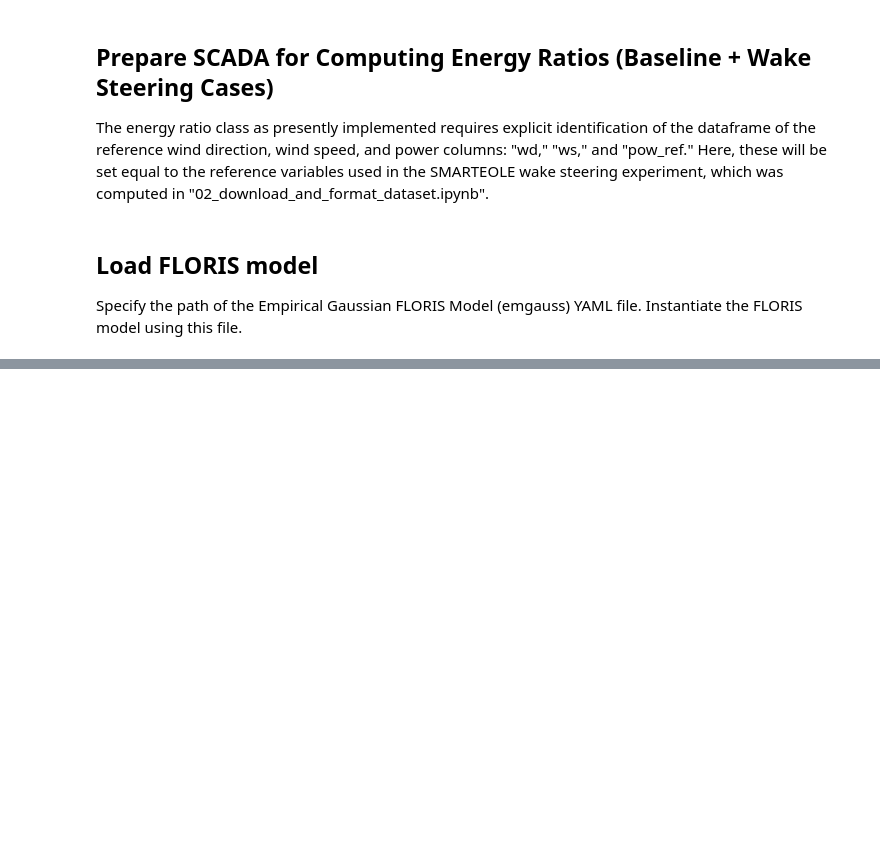
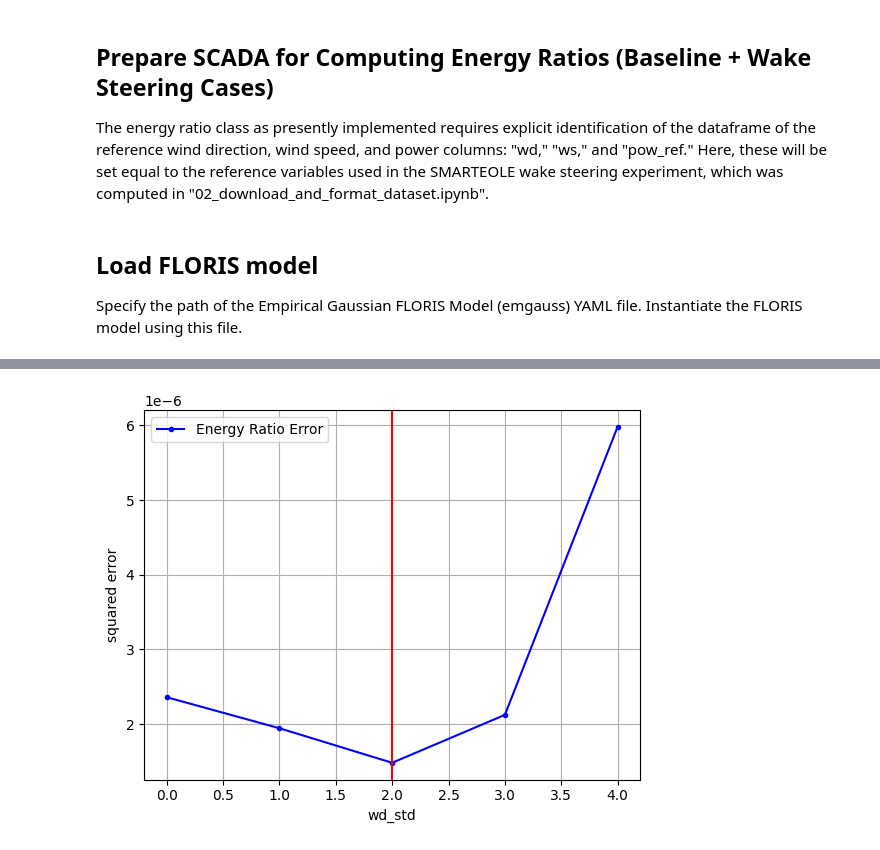
Before and after one commit to NREL/flasc, a Jupyter notebook: examples_smarteole/07_emgauss_scada_tuning_optimization_method.ipynb, the cells around one changed output, grey strips where cells are left out. Drawn from its saved outputs; the diff is of its cells as text; code cells hidden in the pictures; blank space fills up the shorter version.

```diff
--- a/examples_smarteole/07_emgauss_scada_tuning_optimization_method.ipynb
+++ b/examples_smarteole/07_emgauss_scada_tuning_optimization_method.ipynb
@@ -321,0 +190,20 @@ Finished writing FLORIS YAML file.
+# %%
+# Use the same wd region
+min_wd = 200
+max_wd = 225
+
+df_scada = df_scada_baseline.copy()
+df_scada = df_scada[df_scada.wd > min_wd]
+df_scada = df_scada[df_scada.wd <= max_wd]
+
+min_ws = np.floor(np.min([df_scada_baseline.ws.min(), df_scada_baseline.ws.min()]))
+max_ws = np.ceil(np.max([df_scada_baseline.ws.max(), df_scada_baseline.ws.max()]))
+# %%
+# Make approximate tables
+wd_array = np.arange(min_wd, max_wd, 1.)
+ws_array = np.arange(min_ws, max_ws, 1.)
+
+df_approx = ftools.calc_floris_approx_table(fi,
+                                            wd_array=wd_array,
+                                            ws_array=ws_array,
+                                            ti_array = np.array([0.1]))
@@ -321,0 +213,4 @@ Finished writing FLORIS YAML file.
+# %%
+df_scada = df_scada[[ 'ti', 'wd', 'ws',
+                     'pow_000', 'pow_001', 'pow_002', 'pow_003', 'pow_004',
+                    'pow_005', 'pow_006']]
@@ -321,0 +223,11 @@ Finished writing FLORIS YAML file.
+# %%
+# Select the values to check
+wd_std_range = [0, 1, 2, 3, 4]
+
+er_error, df_list = ft.sweep_wd_std_for_er(
+        wd_std_range,
+        df_scada,
+        df_approx,
+        ref_turbines=ref_turbs,
+        test_turbines=test_turbs,
+    )
@@ -321,0 +252,8 @@ Finished writing FLORIS YAML file.
+# %%
+# Select the best result
+fig, ax = plt.subplots()
+best_param = ft.select_best_wd_std(er_error,
+                   wd_std_range,
+                   ax=ax)
+# %% [output]
+[figure, added]
```
Also changed, not shown: parts of 31 cells of this notebook, 1 other file.
